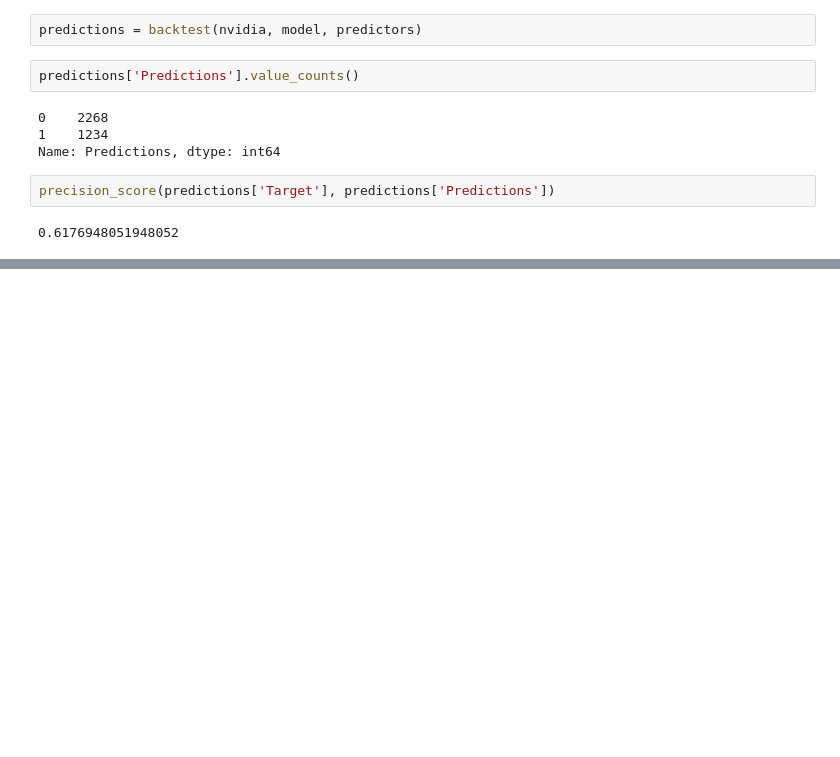
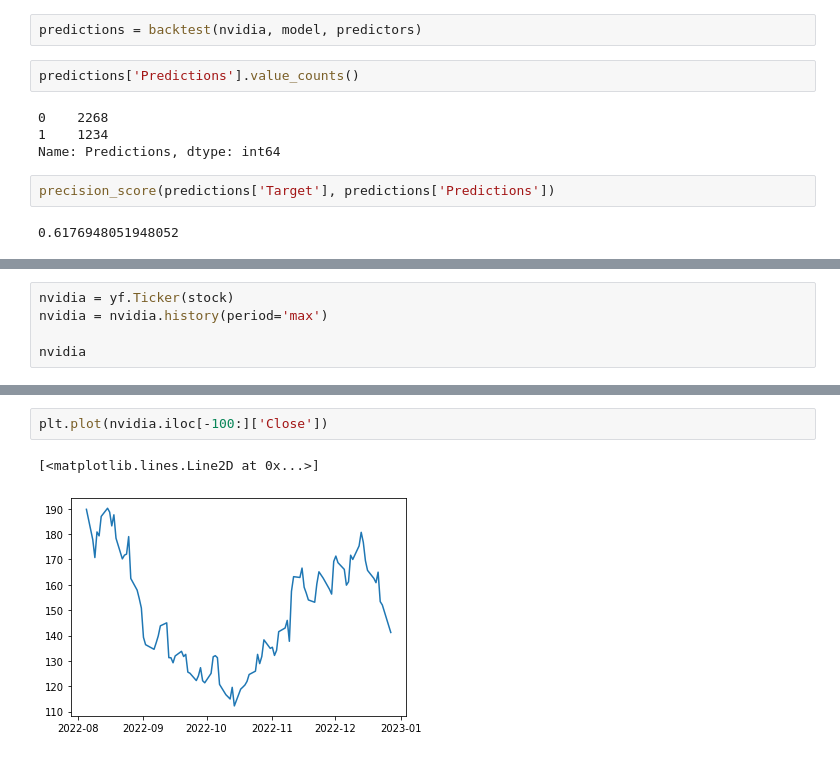
Before and after one commit to CescaNeri/ML-stocks-prediction, a Jupyter notebook: stock_prediction.ipynb, the cells around one changed output, grey strips where cells are left out. Saved outputs shown, nothing was run; the diff lists cells and outputs as text; blank space fills up the shorter version.

```diff
--- a/stock_prediction.ipynb
+++ b/stock_prediction.ipynb
@@ -401,0 +458,5 @@ precision_score(predictions['Target'], predictions['Predictions'])
+# %%
+nvidia = yf.Ticker(stock)
+nvidia = nvidia.history(period='max')
+
+nvidia
@@ -401,0 +496,5 @@ precision_score(predictions['Target'], predictions['Predictions'])
+# %%
+plt.plot(nvidia.iloc[-100:]['Close'])
+# %% [output]
+[<matplotlib.lines.Line2D at 0x...>]
+[figure, added]
```
Also changed, not shown: parts of 22 cells of this notebook.
